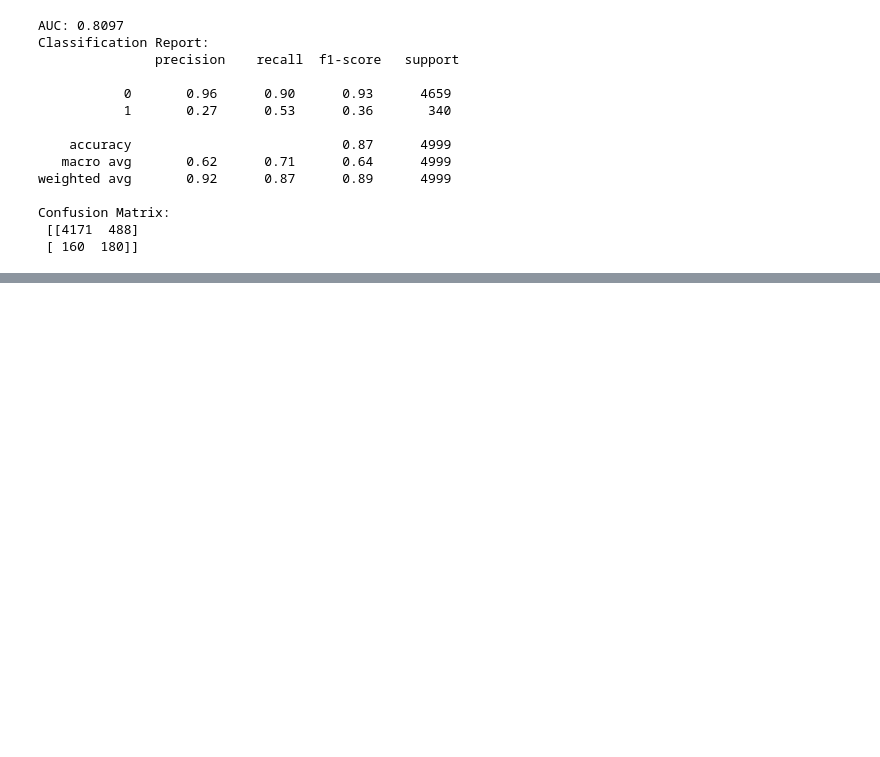
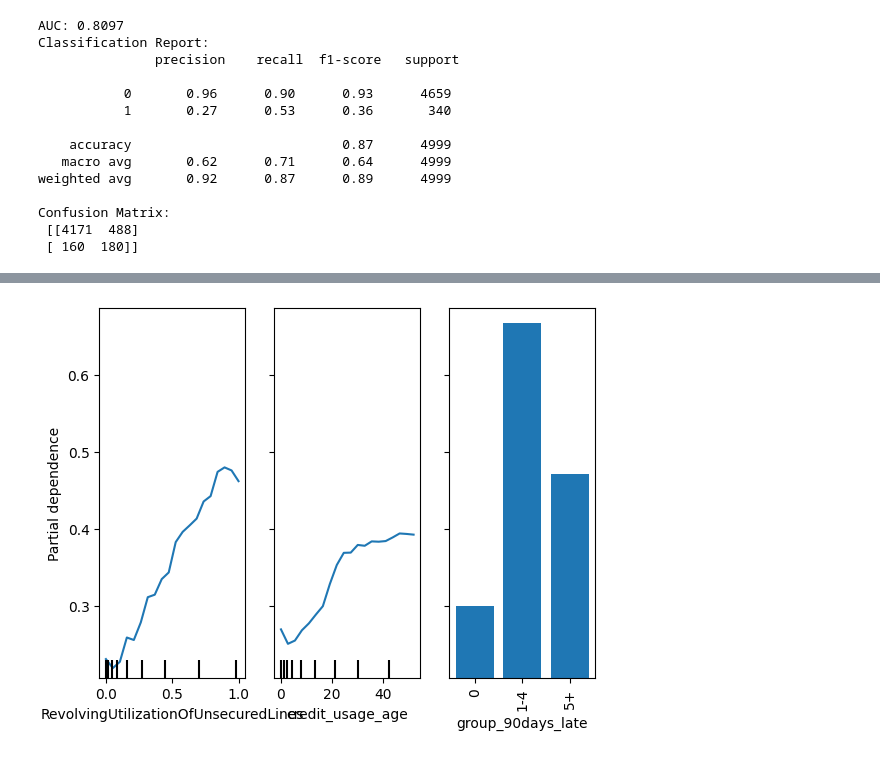
Before and after one commit to tawney-kirkland/credit, a Jupyter notebook: credit/modeling/modeling_exploration.ipynb, the cells around one changed output, grey strips where cells are left out. Cells and saved outputs as stored; diff of their text form; code cells hidden in the pictures; blank space fills up the shorter version.

```diff
--- a/credit/modeling/modeling_exploration.ipynb
+++ b/credit/modeling/modeling_exploration.ipynb
@@ -531,0 +690,22 @@ Confusion Matrix:
+# %%
+common_params = {
+    "subsample": 50,
+    "n_jobs": 2,
+    "grid_resolution": 20,
+    "random_state": 0,
+}
+
+# Get partial dependence data
+indices = np.argsort(feature_importances)[::-1]
+top_features = [X_train.columns[i] for i in indices[:3]]
+
+pdp_results = PartialDependenceDisplay.from_estimator(best_model,
+                                       X_train,
+                                       features=top_features,
+                                       kind='average',
+                                       categorical_features=['group_90days_late'],
+
+                                       **common_params
+                                       )
+# %% [output]
+[figure, added]
```
Also changed, not shown: parts of 20 cells of this notebook, 1 other file.
